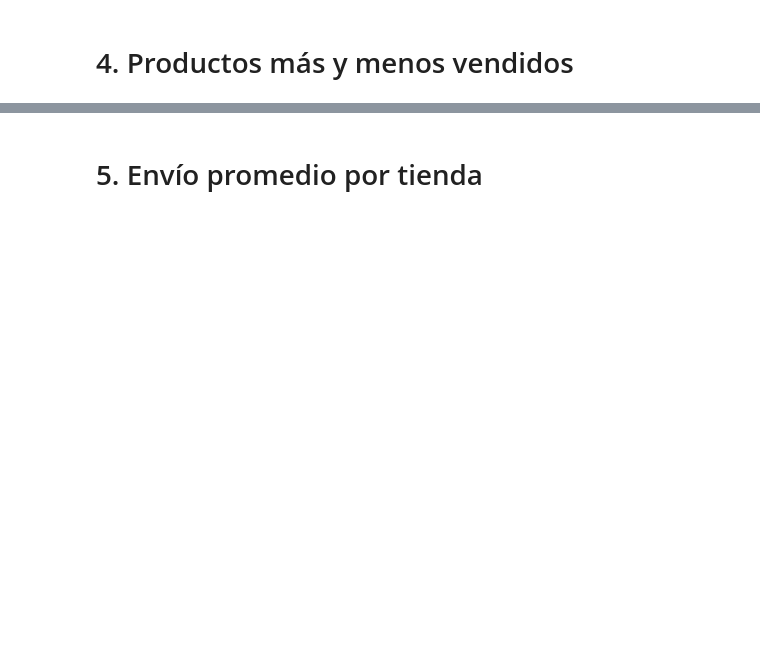
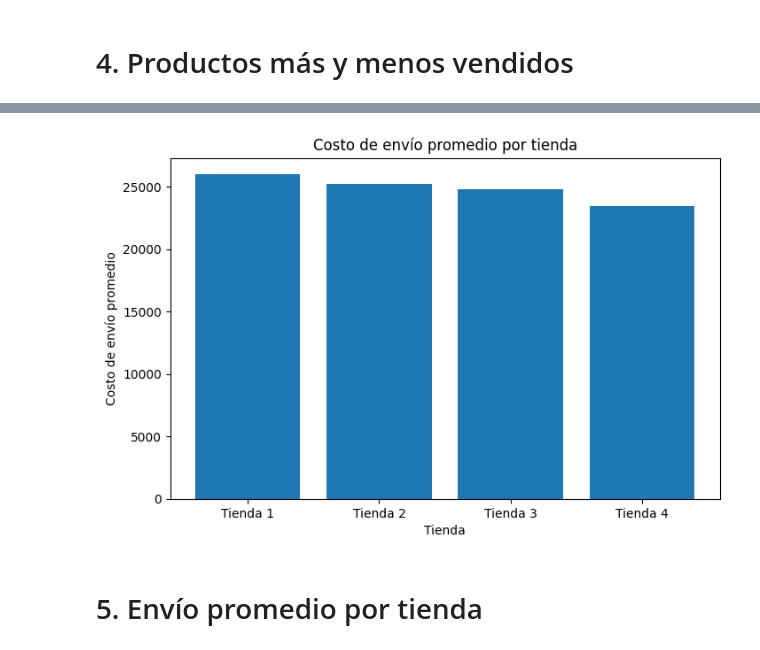
Before and after one commit to sgm0623/challenge-alura-store, a Jupyter notebook: AluraStoreLatam.ipynb, the cells around one changed output, grey strips where cells are left out. Cells and saved outputs as stored; diff of their text form; code cells hidden in the pictures; blank space fills up the shorter version.

```diff
--- a/AluraStoreLatam.ipynb
+++ b/AluraStoreLatam.ipynb
@@ -32,2 +183,12 @@ tienda.head()
 # %% [markdown]
 # 4. Productos más y menos vendidos
+# %%
+env_t1 = tienda["Costo de envío"].mean()
+env_t2 = tienda2["Costo de envío"].mean()
+env_t3 = tienda3["Costo de envío"].mean()
+env_t4 = tienda4["Costo de envío"].mean()
+
+print("Envío promedio Tienda 1:", env_t1)
+print("Envío promedio Tienda 2:", env_t2)
+print("Envío promedio Tienda 3:", env_t3)
+print("Envío promedio Tienda 4:", env_t4)
@@ -33,0 +200,7 @@ tienda.head()
+# %%
+tabla_envio = pd.DataFrame({
+    "Tienda": ["Tienda 1", "Tienda 2", "Tienda 3", "Tienda 4"],
+    "Costo de envío promedio": [env_t1, env_t2, env_t3, env_t4]
+})
+
+tabla_envio
@@ -34,2 +213,13 @@ tienda.head()
+# %%
+import matplotlib.pyplot as plt
+
+plt.figure(figsize=(8,5))
+plt.bar(tabla_envio["Tienda"], tabla_envio["Costo de envío promedio"])
+plt.title("Costo de envío promedio por tienda")
+plt.xlabel("Tienda")
+plt.ylabel("Costo de envío promedio")
+plt.show()
+# %% [output]
+[figure, added]
 # %% [markdown]
 # 5. Envío promedio por tienda
```
Also changed, not shown: parts of 18 cells of this notebook.
